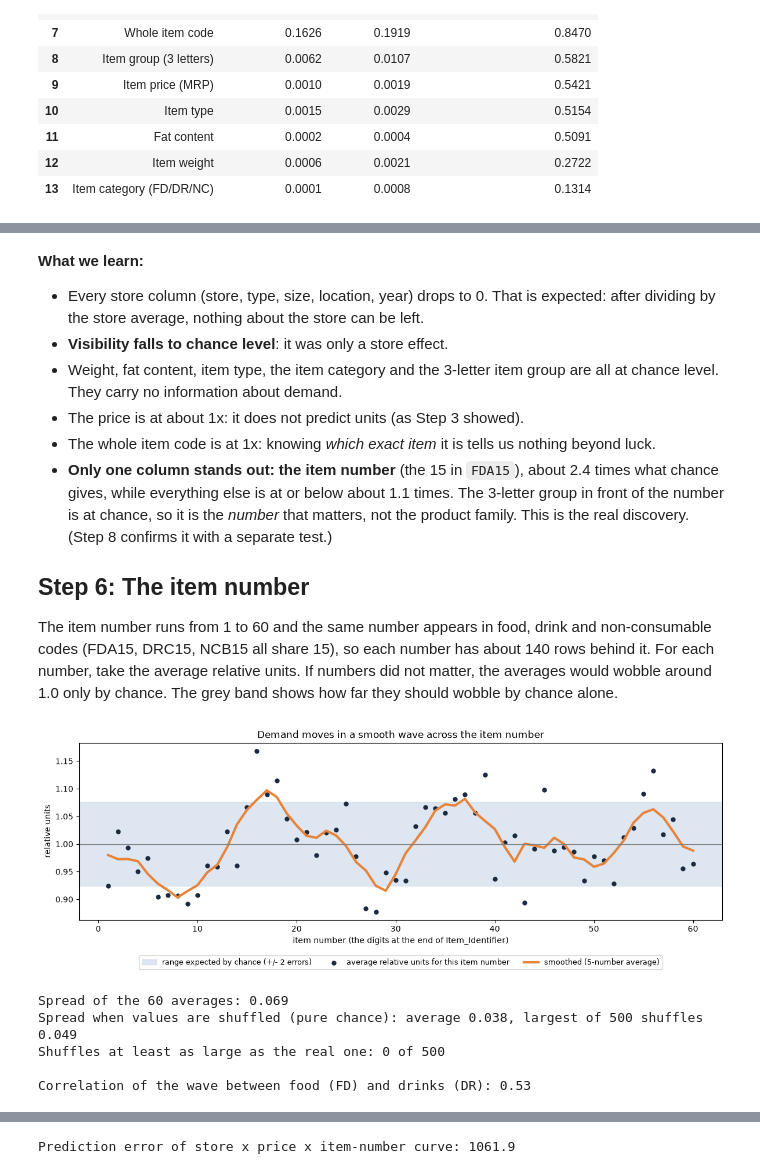
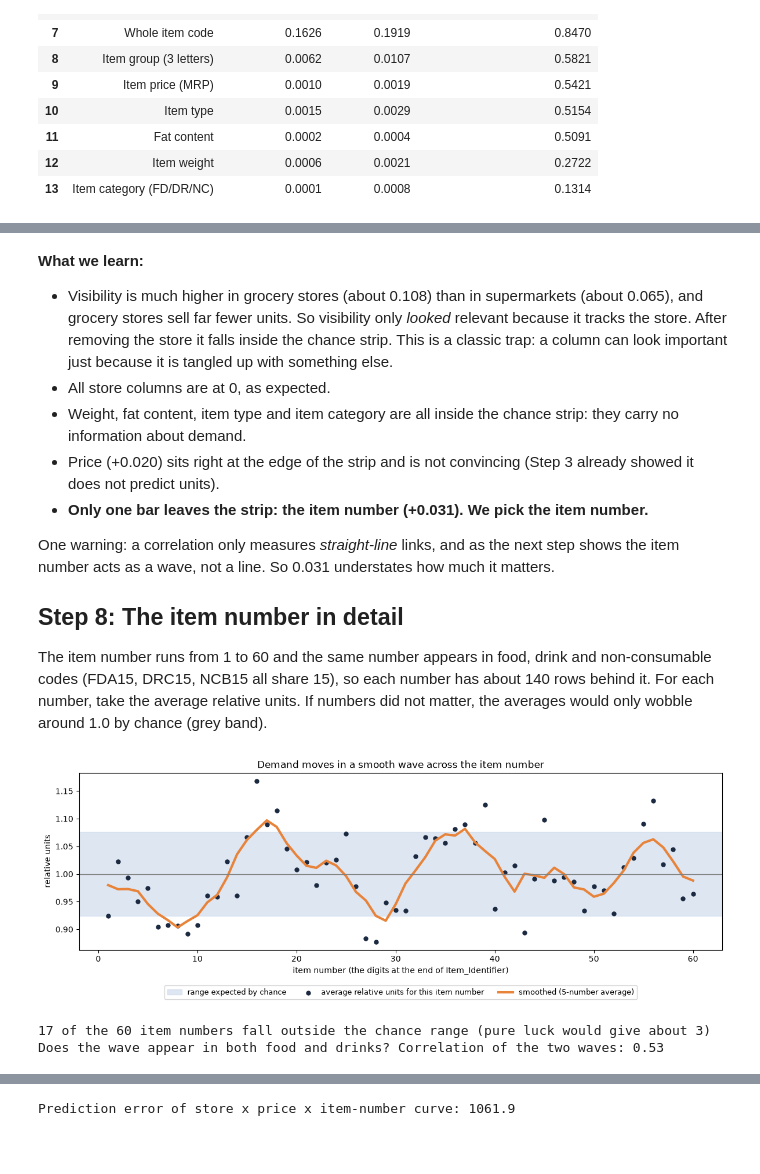
Before and after one commit to Toj-0477/AMBA, a Jupyter notebook: 2. eda_analysis.ipynb, the cells around one changed output, grey strips where cells are left out. Saved outputs shown, nothing was run; the diff lists cells and outputs as text; code cells hidden in the pictures; blank space fills up the shorter version.

```diff
--- a/2. eda_analysis.ipynb
+++ b/2. eda_analysis.ipynb
@@ -366,50 +420,41 @@ relative_result.round(4)
 # %% [markdown]
 **What we learn:**
-- Every store column (store, type, size, location, year) drops to 0. That is expected: after dividing by the store average, nothing about the store can be left.
-- **Visibility falls to chance level**: it was only a store effect.
-- Weight, fat content, item type, the item category and the 3-letter item group are all at chance level. They carry no information about demand.
-- The price is at about 1x: it does not predict units (as Step 3 showed).
-- The whole item code is at 1x: knowing *which exact item* it is tells us nothing beyond luck.
-- **Only one column stands out: the item number** (the 15 in `FDA15`), about 2.4 times what chance gives, while everything else is at or below about 1.1 times. The 3-letter group in front of the number is at chance, so it is the *number* that matters, not the product family. This is the real discovery. (Step 8 confirms it with a separate test.)
+- Visibility is much higher in grocery stores (about 0.108) than in supermarkets (about 0.065), and grocery stores sell far fewer units. So visibility only *looked* relevant because it tracks the store. After removing the store it falls inside the chance strip. This is a classic trap: a column can look important just because it is tangled up with something else.
+- All store columns are at 0, as expected.
+- Weight, fat content, item type and item category are all inside the chance strip: they carry no information about demand.
+- Price (+0.020) sits right at the edge of the strip and is not convincing (Step 3 already showed it does not predict units).
+- **Only one bar leaves the strip: the item number (+0.031). We pick the item number.**
 
-## Step 6: The item number
+One warning: a correlation only measures *straight-line* links, and as the next step shows the item number acts as a wave, not a line. So 0.031 understates how much it matters.
 
-The item number runs from 1 to 60 and the same number appears in food, drink and non-consumable codes (FDA15, DRC15, NCB15 all share 15), so each number has about 140 rows behind it. For each number, take the average relative units. If numbers did not matter, the averages would wobble around 1.0 only by chance. The grey band shows how far they should wobble by chance alone.
+## Step 8: The item number in detail
+
+The item number runs from 1 to 60 and the same number appears in food, drink and non-consumable codes (FDA15, DRC15, NCB15 all share 15), so each number has about 140 rows behind it. For each number, take the average relative units. If numbers did not matter, the averages would only wobble around 1.0 by chance (grey band).
 # %%
 by_number = train.groupby("item_number")["relative_units"].agg(["mean", "count"])
-chance_error = train["relative_units"].std() / np.sqrt(by_number["count"].mean())     # normal wobble of an average
-smooth_wave = by_number["mean"].rolling(5, center=True, min_periods=1).mean()          # 5-number moving average
+chance = 2 * train["relative_units"].std() / np.sqrt(by_number["count"].mean())        # how far an average can wander by luck
+smooth = by_number["mean"].rolling(5, center=True, min_periods=1).mean()               # 5-number moving average
+outside = ((by_number["mean"] - 1).abs() > chance).sum()
 
 plt.figure(figsize=(12, 4.5))
-plt.axhspan(1 - 2 * chance_error, 1 + 2 * chance_error, color="#C9D6EA", alpha=0.6, label="range expected by chance (+/- 2 errors)")
+plt.axhspan(1 - chance, 1 + chance, color="#C9D6EA", alpha=0.6, label="range expected by chance")
 plt.scatter(by_number.index, by_number["mean"], color="#1B2A41", s=25, label="average relative units for this item number")
-plt.plot(smooth_wave.index, smooth_wave, color="#E8833A", linewidth=3, label="smoothed (5-number average)")
+plt.plot(smooth.index, smooth, color="#E8833A", linewidth=3, label="smoothed (5-number average)")
 plt.axhline(1, color="grey", linewidth=1)
 plt.xlabel("item number (the digits at the end of Item_Identifier)")
 plt.ylabel("relative units")
 plt.title("Demand moves in a smooth wave across the item number")
 plt.legend(loc="upper center", bbox_to_anchor=(0.5, -0.18), ncol=3, fontsize=9)
 plt.tight_layout()
 plt.show()
 
-# is the wiggle bigger than luck? shuffle the values and see how big the spread of the 60 averages gets
-rng = np.random.default_rng(0)
-observed_spread = by_number["mean"].std()
-shuffled_spreads = [pd.Series(rng.permutation(train["relative_units"].values)).groupby(train["item_number"].values).mean().std()
-                    for _ in range(500)]
-print(f"Spread of the 60 averages: {observed_spread:.3f}")
-print(f"Spread when values are shuffled (pure chance): average {np.mean(shuffled_spreads):.3f}, largest of 500 shuffles {np.max(shuffled_spreads):.3f}")
-print(f"Shuffles at least as large as the real one: {(np.array(shuffled_spreads) >= observed_spread).sum()} of 500")
+print(f"{outside} of the 60 item numbers fall outside the chance range (pure luck would give about 3)")
 
-# is the wave a general pattern, or just one product family?
 by_category = train.groupby(["item_category", "item_number"])["relative_units"].mean().unstack(0)
-print("\nCorrelation of the wave between food (FD) and drinks (DR):", round(by_category["FD"].corr(by_category["DR"]), 2))
+print("Does the wave appear in both food and drinks? Correlation of the two waves:", round(by_category["FD"].corr(by_category["DR"]), 2))
 # %% [output]
-[figure, old version]
+[figure, new version]
-Spread of the 60 averages: 0.069
-Spread when values are shuffled (pure chance): average 0.038, largest of 500 shuffles 0.049
-Shuffles at least as large as the real one: 0 of 500
-
-Correlation of the wave between food (FD) and drinks (DR): 0.53
+17 of the 60 item numbers fall outside the chance range (pure luck would give about 3)
+Does the wave appear in both food and drinks? Correlation of the two waves: 0.53
 # %% [markdown]
 **What we learn:**
```
Also changed, not shown: parts of 14 cells of this notebook, 5 other files.
